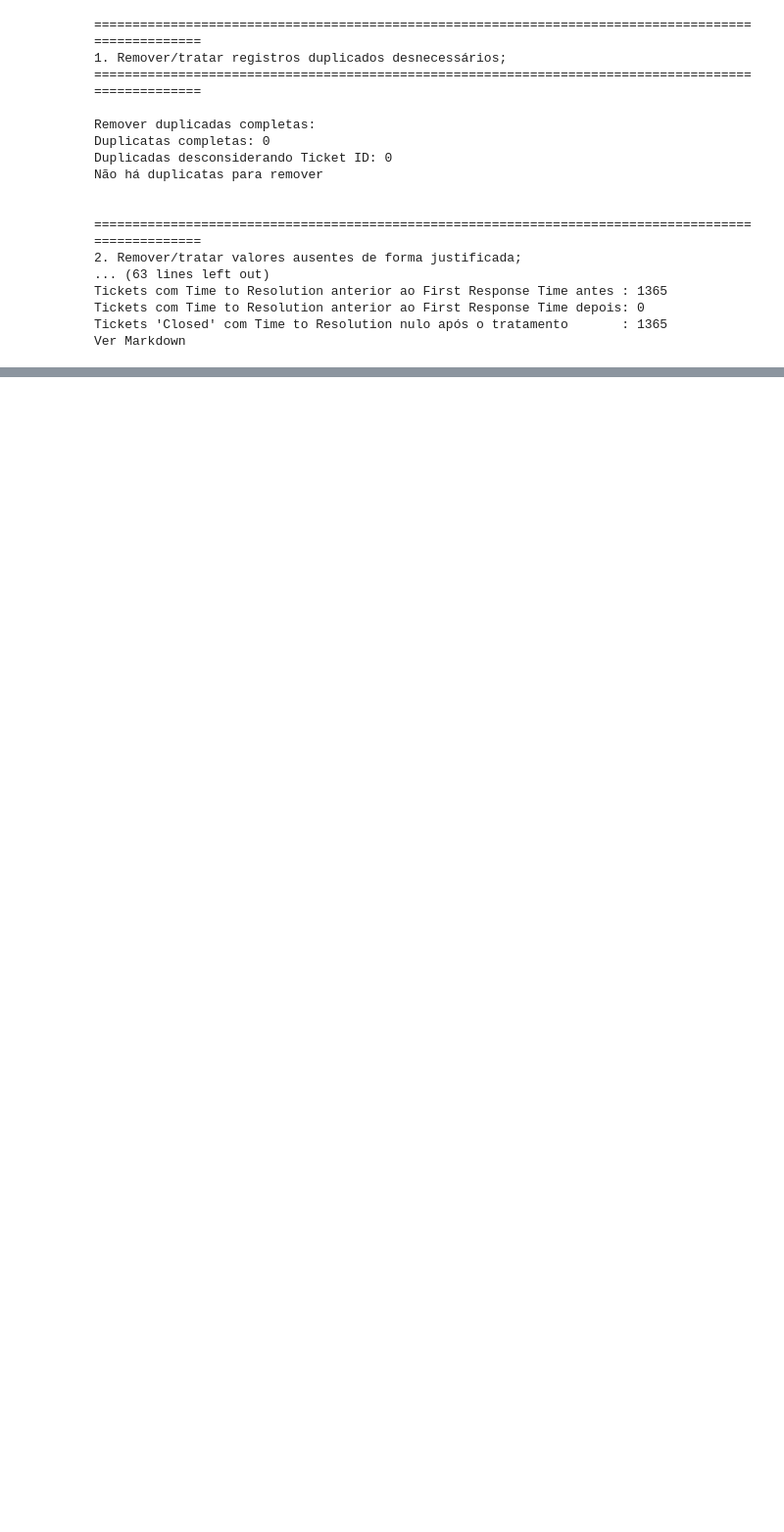
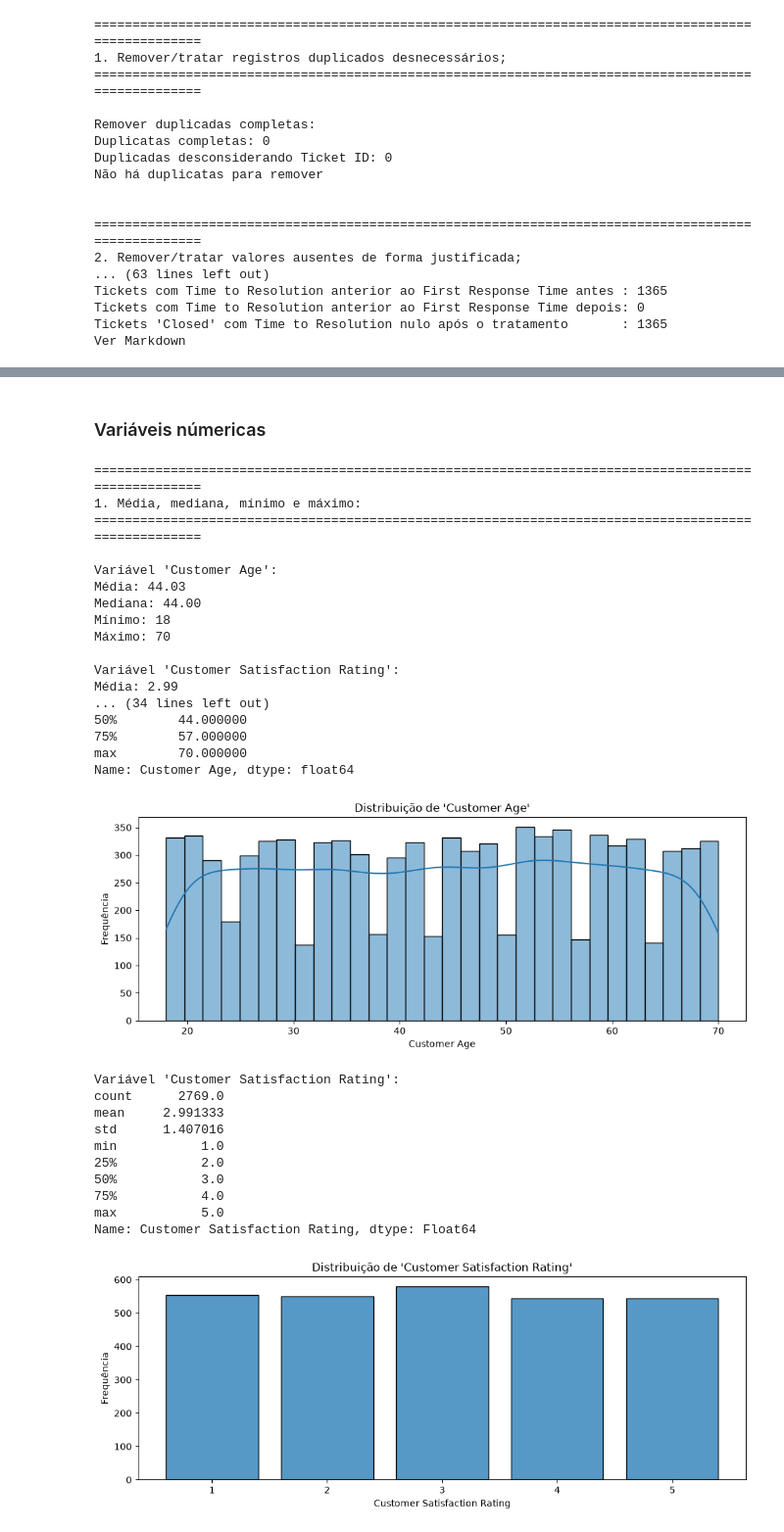
Before and after one commit to Phoenix7290/Caua_Guilherme_Gustavo_Marcos, a Jupyter notebook: eda/eda.ipynb, the cells around one changed output, grey strips where cells are left out. Shown at 98% size. Saved outputs shown, nothing was run; the diff lists cells and outputs as text; code cells hidden in the pictures; blank space fills up the shorter version.

```diff
--- a/eda/eda.ipynb
+++ b/eda/eda.ipynb
@@ -436,0 +443,73 @@ Ver Markdown
+# %% [markdown]
+### Variáveis númericas
+# %%
+colunas_numericas = ["Customer Age", "Customer Satisfaction Rating"]
+
+
+print_formatado("1. Média, mediana, mínimo e máximo:")
+for coluna in colunas_numericas:
+    print(f"\nVariável '{coluna}':")
+    print(f"Média: {df[coluna].mean():.2f}")
+    print(f"Mediana: {df[coluna].median():.2f}")
+    print(f"Mínimo: {df[coluna].min()}")
+    print(f"Máximo: {df[coluna].max()}")
+
+
+print_formatado("2. Quartis, variância e desvio-padrão:")
+for coluna in colunas_numericas:
+    q1 = df[coluna].quantile(0.25)
+    q2 = df[coluna].quantile(0.50)
+    q3 = df[coluna].quantile(0.75)
+
+    print(f"\nVariável '{coluna}':")
+    print(f"Q1 (25%): {q1:.2f}")
+    print(f"Q2 (50% - mediana): {q2:.2f}")
+    print(f"Q3 (75%): {q3:.2f}")
+    print(f"Variância: {df[coluna].var():.2f}")
+    print(f"Desvio-padrão: {df[coluna].std():.2f}")
+
+print_formatado("3. Distribuição dos valores:")
+for coluna in colunas_numericas:
+    print(f"\nVariável '{coluna}':")
+    print(df[coluna].describe())
+
+    plt.figure(figsize=(10, 4))
+    if df[coluna].nunique() <= 10:
+        sns.histplot(df[coluna].dropna(), discrete=True, shrink=0.8)
+    else:
+        sns.histplot(df[coluna], kde=True, bins=30)
+    plt.title(f"Distribuição de '{coluna}'")
+    plt.xlabel(coluna)
+    plt.ylabel("Frequência")
+    plt.tight_layout()
+    plt.show()
+# %% [output]
+====================================================================================================
+1. Média, mediana, mínimo e máximo:
+====================================================================================================
+
+Variável 'Customer Age':
+Média: 44.03
+Mediana: 44.00
+Mínimo: 18
+Máximo: 70
+
+Variável 'Customer Satisfaction Rating':
+Média: 2.99
+... (34 lines left out)
+50%        44.000000
+75%        57.000000
+max        70.000000
+Name: Customer Age, dtype: float64
+[figure, added]
+Variável 'Customer Satisfaction Rating':
+count      2769.0
+mean     2.991333
+std      1.407016
+min           1.0
+25%           2.0
+50%           3.0
+75%           4.0
+max           5.0
+Name: Customer Satisfaction Rating, dtype: Float64
+[figure, added]
```
Also changed, not shown: parts of 10 cells of this notebook.
